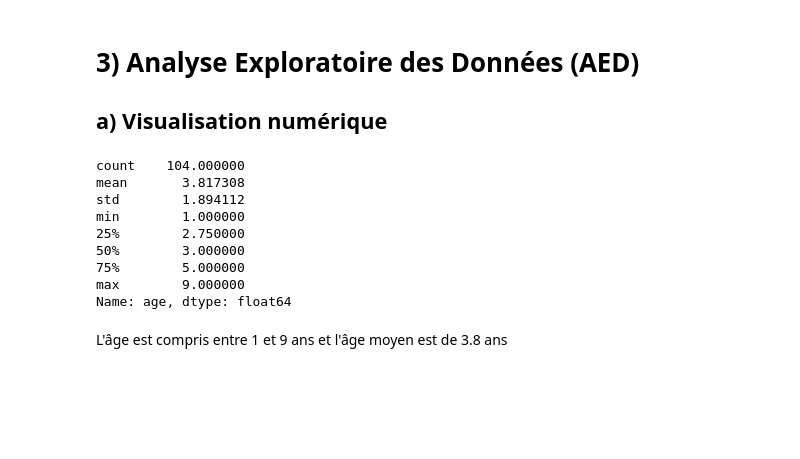
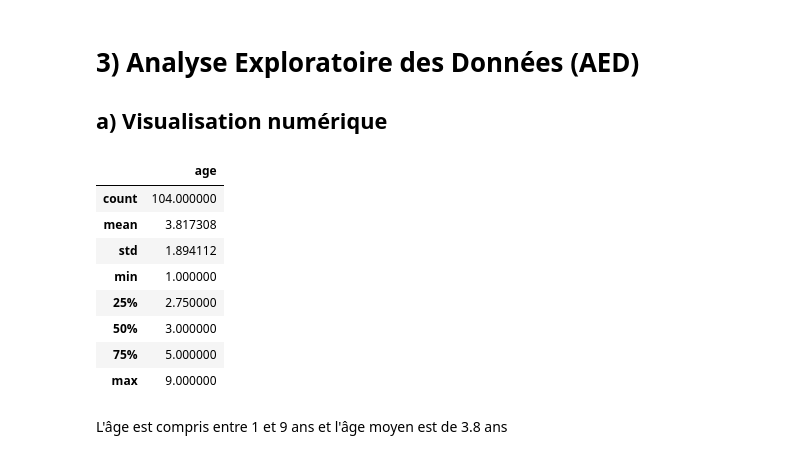
Before and after one commit to basileguerin/Brief_opossum, a Jupyter notebook: possum.ipynb, the cells around one changed output. Saved outputs shown, nothing was run; the diff lists cells and outputs as text; code cells hidden in the pictures; blank space fills up the shorter version.

```diff
--- a/possum.ipynb
+++ b/possum.ipynb
@@ -71,17 +71,17 @@ df.head()
 # 3) Analyse Exploratoire des Données (AED)
 ## a) Visualisation numérique
 # %%
-df['age'].describe()
+df['age'].describe().to_frame()
 # %% [output]
-count    104.000000
-mean       3.817308
-std        1.894112
-min        1.000000
-25%        2.750000
-50%        3.000000
-75%        5.000000
-max        9.000000
-Name: age, dtype: float64
+|  | age |
+| count | 104.000000 |
+| mean | 3.817308 |
+| std | 1.894112 |
+| min | 1.000000 |
+| 25% | 2.750000 |
+| 50% | 3.000000 |
+| 75% | 5.000000 |
+| max | 9.000000 |
 # %% [markdown]
 L'âge est compris entre 1 et 9 ans et l'âge moyen est de 3.8 ans
 # %%
```
Also changed, not shown: parts of 5 cells of this notebook.
